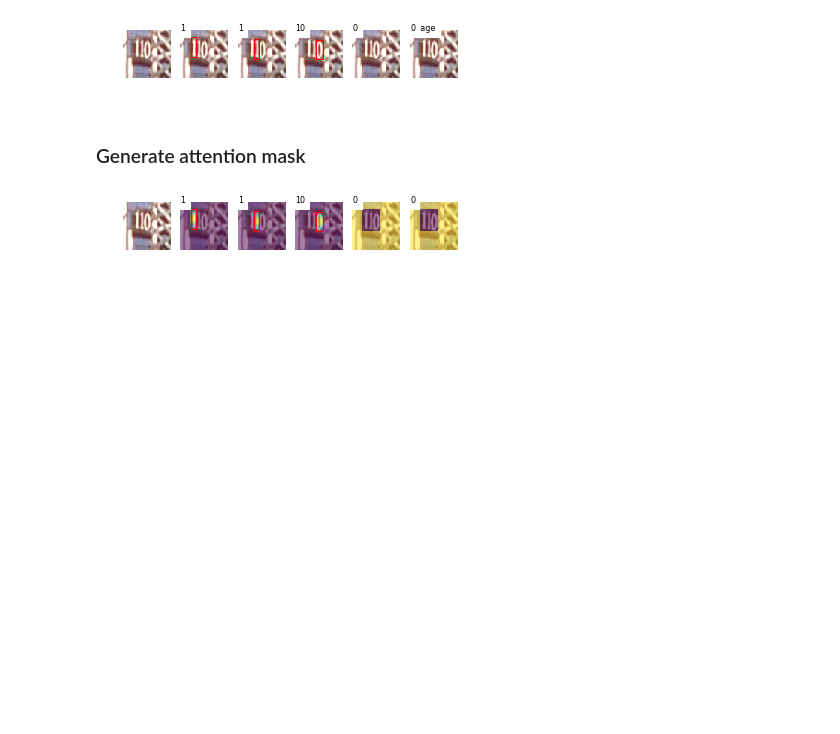
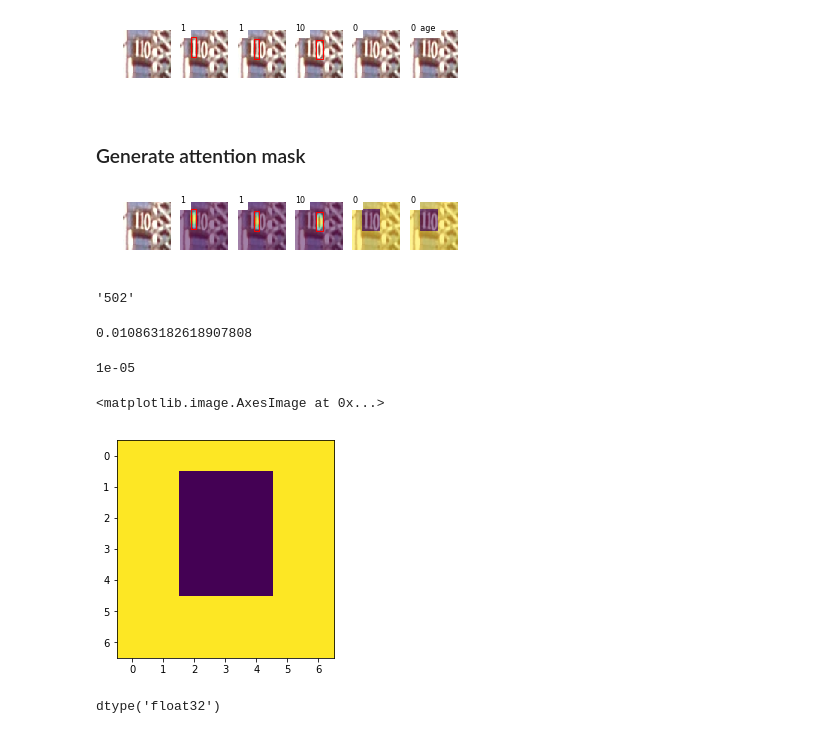
Before and after one commit to tonyjo/multi_digit_classification_attention, a Jupyter notebook: test_gen_attention_mask.ipynb, the cells around one changed output. Cells and saved outputs as stored; diff of their text form; code cells hidden in the pictures; blank space fills up the shorter version.

```diff
--- a/test_gen_attention_mask.ipynb
+++ b/test_gen_attention_mask.ipynb
@@ -41,7 +183,7 @@ def generate_ground_gaussian_attention_mask(sample, sample_top, sample_height, s
     and scales to fit into the box.
     """
     sample_image_height, sample_image_width, _ = sample.shape
-    scales = np.sqrt(2) * 8 # Play with the standard deviation
+    scales = np.sqrt(2) * 15 # Play with the standard deviation
 
     # Convert even to odd by adding extra px
     if sample_width%2 == 0:
@@ -51,21 +193,22 @@ def generate_ground_gaussian_attention_mask(sample, sample_top, sample_height, s
         sample_height += 1
 
     gaussain = gaussian2d((sample_width, sample_height), scales)
+    # Normalize between zero and 1
     gaussain_normalized = (gaussain - np.min(gaussain))/\
                           (np.max(gaussain) - np.min(gaussain))
 
     sample_attention = np.zeros((sample_image_height, sample_image_width)) * 0.0
-
     sample_attention[sample_top:sample_top+sample_height, sample_left:sample_left+sample_width] = gaussain_normalized
 
     sample_attention_res  = cv2.resize(sample_attention, ground_attention_downsample, interpolation=cv2.INTER_NEAREST)
 
-    sample_attention_res  = sample_attention_res.flatten()
+    # Convert to pro
+    #sample_attention_res_norm  = sample_attention_res.flatten()
 
-    sample_attention_res_norm = softmax(sample_attention_res)
-    sample_attention_res_norm = np.reshape(sample_attention_res_norm, ground_attention_downsample)
+    #sample_attention_res_norm = softmax(sample_attention_res)
+    #sample_attention_res_norm = np.reshape(sample_attention_res_norm, ground_attention_downsample)
 
-    return sample_attention, sample_attention_res_norm
+    return sample_attention, sample_attention_res
 # %%
 def biggest_box(samples, total_samples):
     """
@@ -110,10 +253,13 @@ def generate_stop_attention_mask(samples, sample_image, total_samples):
     mask[low_top:low_top+highest_height, low_left:low_left+highest_width] = 0
 
     x2 = np.multiply(x, mask)
-    x3 = softmax(x2.flatten())
-    x3 = np.reshape(x3, (sample_image_height, sample_image_width))
 
-    return x3
+    # Downsample and re-normalize between 0 and 1
+    x3_1 = cv2.resize(x2, ground_attention_downsample, interpolation=cv2.INTER_NEAREST)
+    x3_1 = np.float32(x3_1.flatten())
+    x3_1 = x3_1/np.sum(x3_1) + 1e-5 # For numerical stability
+
+    return x2, x3_1
 # %% [markdown]
 ### Main
 # %%
@@ -196,6 +342,3 @@ plt.show()
 [figure]
 # %%
 sample_heigt_org, sample_width_org, _ = sample_image.shape
-# %%
-total_samples = np.array(all_data[sample_index][1]).shape[1]
-print(np.array(all_data[j][1]).shape)
@@ -252,7 +393,7 @@ for k in range(max_steps):
     sample_label = all_data[sample_index][k][1]
     total_samples = samples_total(samples=all_data[sample_index])
     if int(sample_label) == 0:
-        stop_mask = generate_stop_attention_mask(all_data[sample_index], sample_image, total_samples)
+        stop_mask, attn = generate_stop_attention_mask(all_data[sample_index], sample_image, total_samples)
         ax[k+1].text(0, 1, sample_label, color='black', backgroundcolor='white', fontsize=8)
         ax[k+1].imshow(sample_image)
         ax[k+1].imshow(stop_mask, alpha=0.5)
@@ -269,3 +410,20 @@ for k in range(max_steps):
         ax[k+1].axis('off')
 # %% [output]
 [figure]
+# %%
+all_data[sample_index][k][0][:-4]
+# %% [output]
+'502'
+# %%
+np.sum(attn.flatten())
+# %% [output]
+0.010863182618907808
+# %%
+attn[18]
+# %% [output]
+1e-05
+# %%
+plt.imshow(np.reshape(attn, (7,7)))
+# %% [output]
+<matplotlib.image.AxesImage at 0x...>
+[figure, added]
@@ -271,0 +434,4 @@ for k in range(max_steps):
+# %%
+get_attention_mask.dtype
+# %% [output]
+dtype('float32')
```
Also changed, not shown: parts of 39 cells of this notebook, 1 other file.
